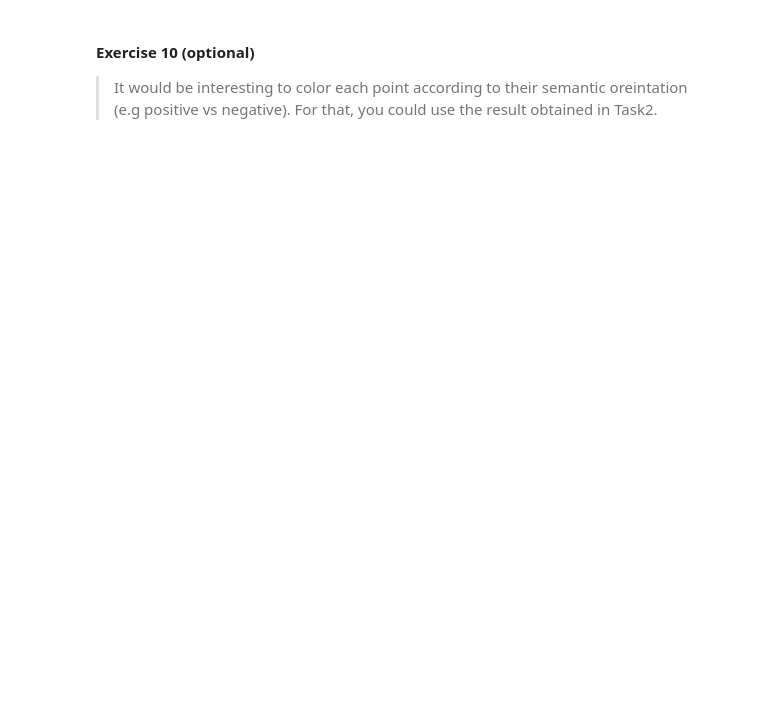
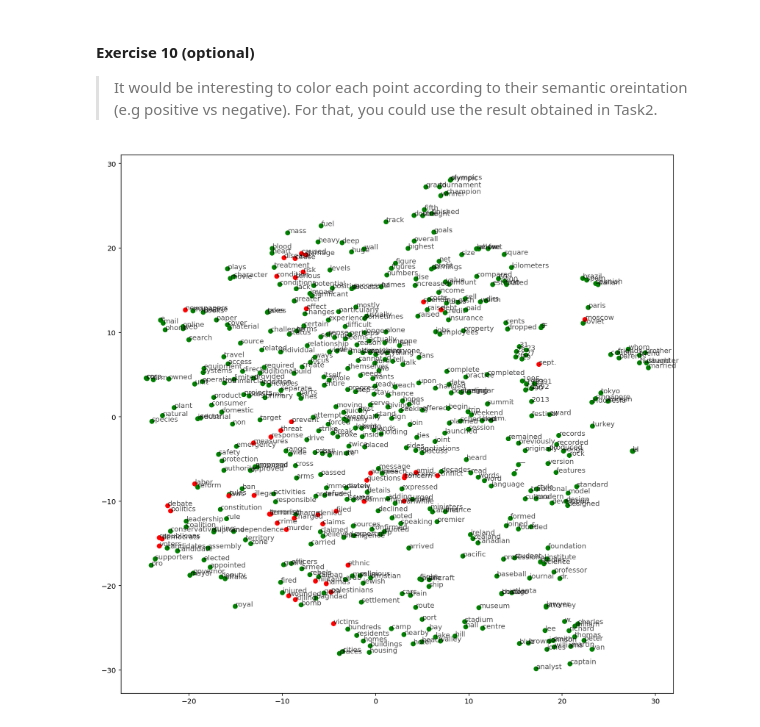
Before and after one commit to juletx/MLNN-labs, a Jupyter notebook: Lab10/DL4NNLP.ipynb, the cells around one changed output. Cells and saved outputs as stored; diff of their text form; code cells hidden in the pictures; blank space fills up the shorter version.

```diff
--- a/Lab10/DL4NNLP.ipynb
+++ b/Lab10/DL4NNLP.ipynb
@@ -1311,3 +1608,20 @@ for i, word in enumerate(words[start_ind:end_ind]):
 ##### <a id='exercise10'></a>
 #### Exercise 10 (optional)
 > It would be interesting to color each point according to their semantic oreintation (e.g positive vs negative). For that, you could use the result obtained in Task2.
+# %%
+seed_pos = ['good', 'great', 'awesome', 'like', 'love']
+seed_neg = ['bad', 'awful', 'terrible', 'hate', 'dislike']
+
+color = [None] * (end_ind-start_ind)
+for i, word in enumerate(words[start_ind:end_ind]):
+    if determine_coefficient(word, seed_pos, seed_neg) > 0:
+        color[i] = 'green'
+    else:
+        color[i] = 'red'
+# %%
+fig, ax = plt.subplots(figsize=(14, 14))
+plt.scatter(x=embed_tsne[:,0], y=embed_tsne[:,1], c=color)
+for i, word in enumerate(words[start_ind:end_ind]):
+    plt.annotate(word, (embed_tsne[small_word2ind[word], 0], embed_tsne[small_word2ind[word], 1]), alpha=0.7)
+# %% [output]
+[figure, added]
```
Also changed, not shown: parts of 20 cells of this notebook.
